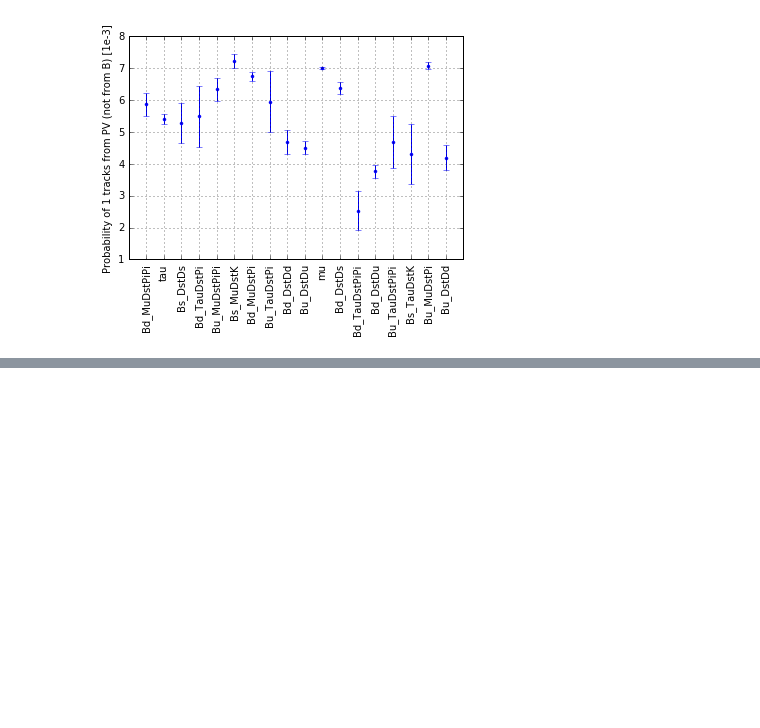
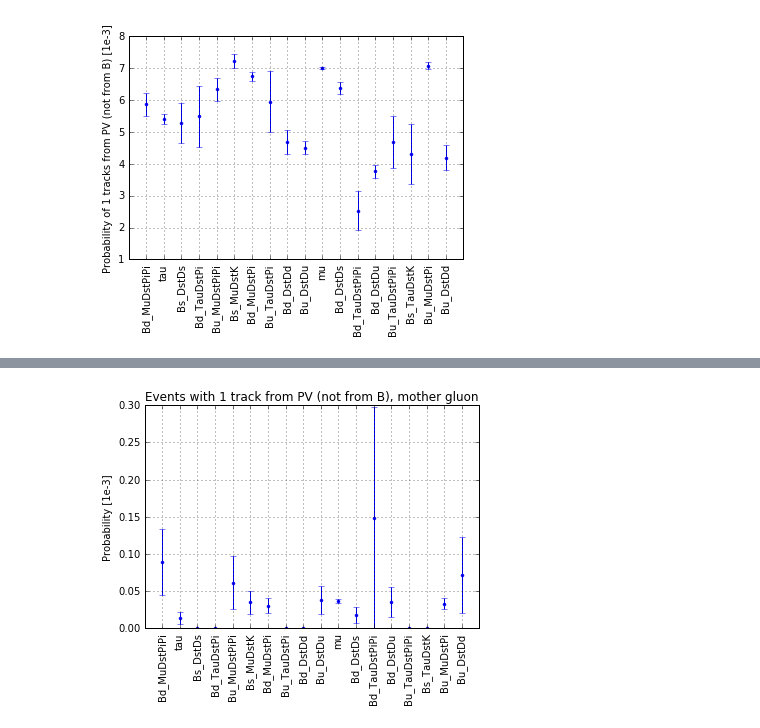
Before and after one commit to ocerri/BPH_RD_Analysis, a Jupyter notebook: plot_scripts/addTravksFromPV.ipynb, the cells around one changed output, grey strips where cells are left out. Cells and saved outputs as stored; diff of their text form; code cells hidden in the pictures; blank space fills up the shorter version.

```diff
--- a/plot_scripts/addTravksFromPV.ipynb
+++ b/plot_scripts/addTravksFromPV.ipynb
@@ -132,0 +207,4 @@ plt.ylabel('Probability of 1 tracks from PV (not from B) [1e-3]')
+# %%
+plotSelectionForMother(lambda x: x==21, ', mother gluon')
+# %% [output]
+[figure, added]
```
Also changed, not shown: parts of 13 cells of this notebook, 28 other files.
